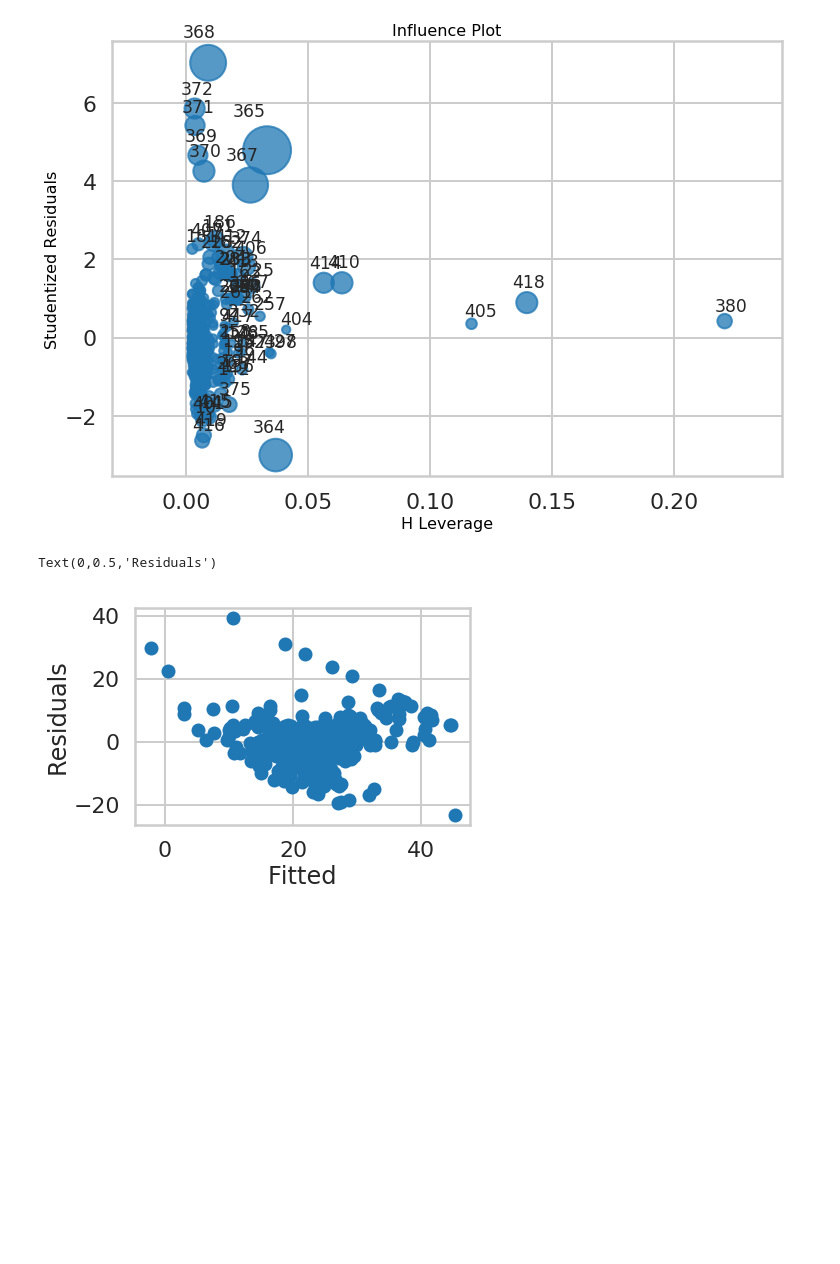
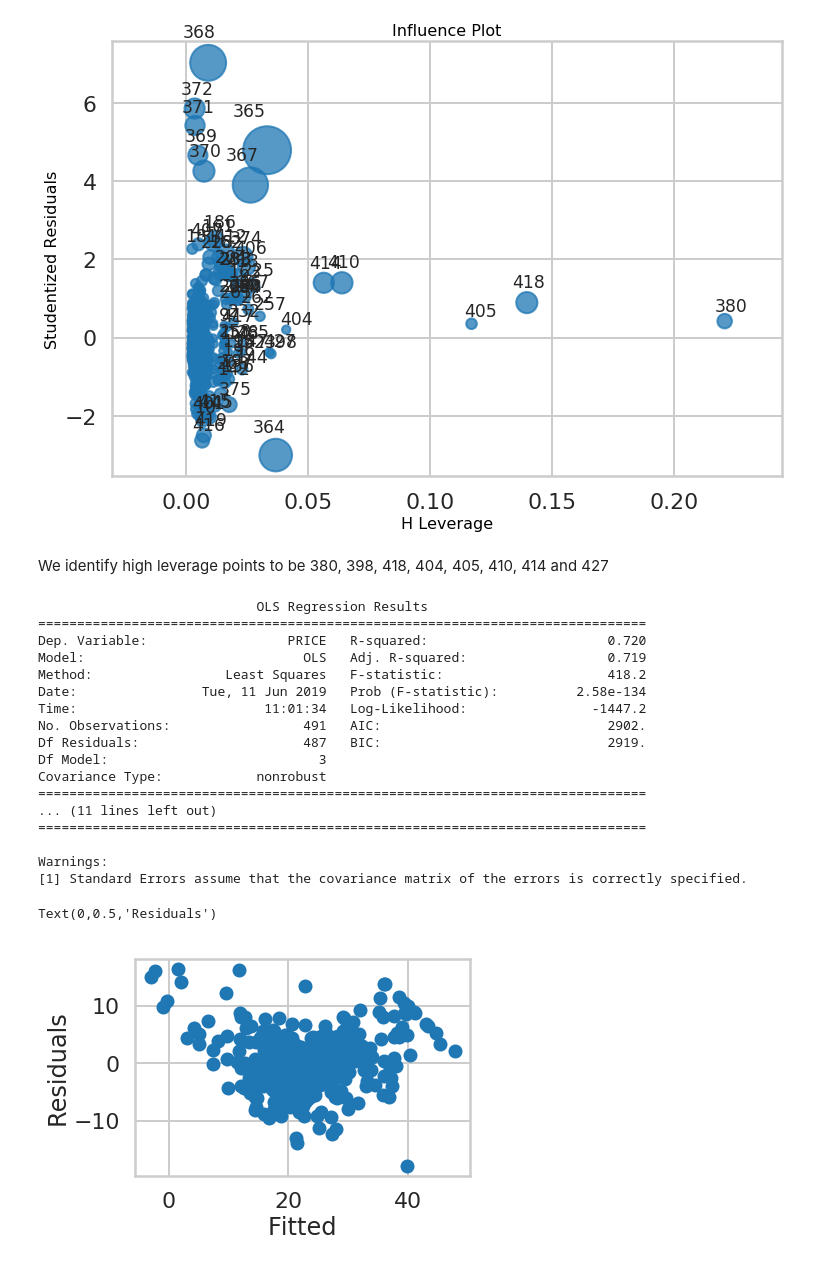
Before and after one commit to ZOvanesyan/Springboard, a Jupyter notebook: linear_regression/Mini_Project_Linear_Regression.ipynb, the cells around one changed output. Drawn from its saved outputs; the diff is of its cells as text; code cells hidden in the pictures; blank space fills up the shorter version.

Commit message:
updated linear regression

```diff
--- a/linear_regression/Mini_Project_Linear_Regression.ipynb
+++ b/linear_regression/Mini_Project_Linear_Regression.ipynb
@@ -892,21 +892,48 @@ fig, ax = plt.subplots(figsize=(12,8))
 fig = plots.influence_plot(model, ax=ax, criterion="cooks")
 # %% [output]
 [figure]
+# %% [markdown]
+We identify high leverage points to be 380, 398, 418, 404, 405, 410, 414 and 427
+# %%
+# Drop high leverage points
+new_bos = bos.drop([380, 398, 418, 404, 405, 410, 414, 427], axis=0)
+
+# Drop outliers
+new_bos = new_bos.drop(bos[model.resid > 20].index, axis=0)
 # %%
 # Your turn.
 import statsmodels.formula.api as sm
 from statsmodels.formula.api import ols
 import statsmodels
 
-model = ols('PRICE ~ RM', bos).fit()
+new_model = ols('PRICE ~ RM + CRIM + PTRATIO', new_bos).fit()
 
-fitted = model.fittedvalues
+print(new_model.summary())
 
-residuals = model.resid
+fitted = new_model.fittedvalues
+
+residuals = new_model.resid
 
 plt.scatter(fitted, residuals)
 plt.xlabel("Fitted")
 plt.ylabel("Residuals")
 # %% [output]
-Text(0,0.5,'Residuals')
+                            OLS Regression Results
+==============================================================================
+Dep. Variable:                  PRICE   R-squared:                       0.720
+Model:                            OLS   Adj. R-squared:                  0.719
+Method:                 Least Squares   F-statistic:                     418.2
+Date:                Tue, 11 Jun 2019   Prob (F-statistic):          2.58e-134
+Time:                        11:01:34   Log-Likelihood:                -1447.2
+No. Observations:                 491   AIC:                             2902.
+Df Residuals:                     487   BIC:                             2919.
+Df Model:                           3
+Covariance Type:            nonrobust
+==============================================================================
+... (11 lines left out)
+==============================================================================
+
+Warnings:
+[1] Standard Errors assume that the covariance matrix of the errors is correctly specified.
+Text(0,0.5,'Residuals')
-[figure, old version]
+[figure, new version]
```
Also changed, not shown: parts of 6 cells of this notebook.
